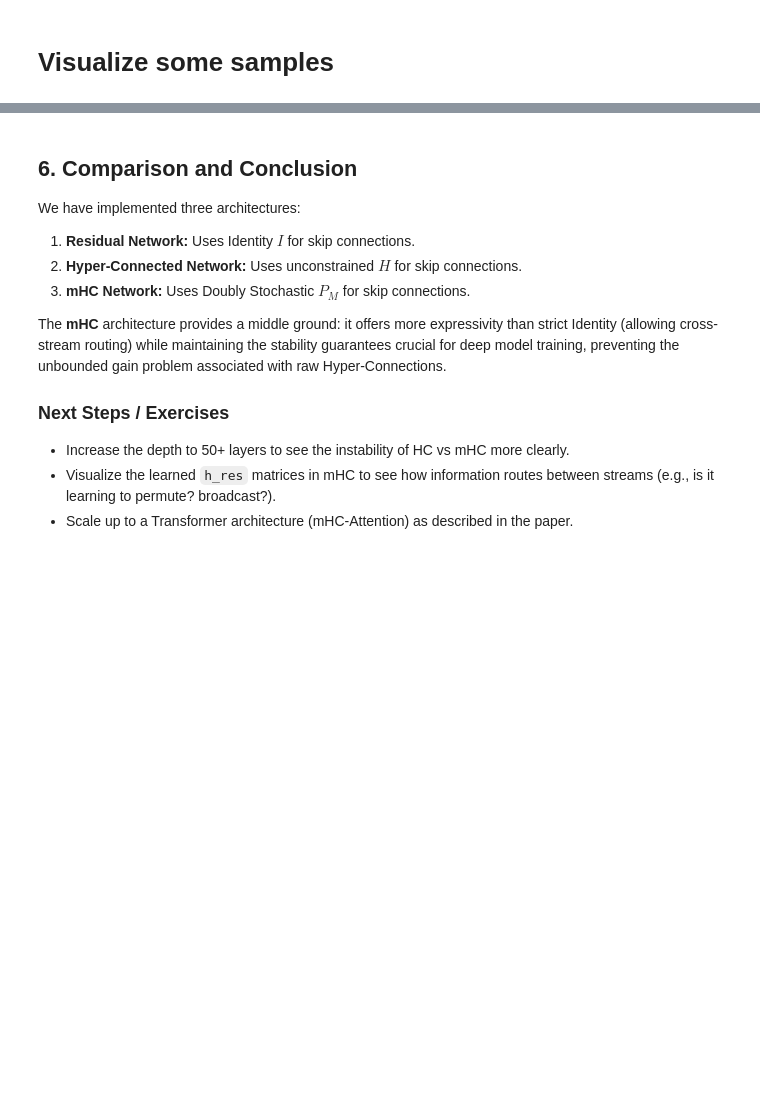
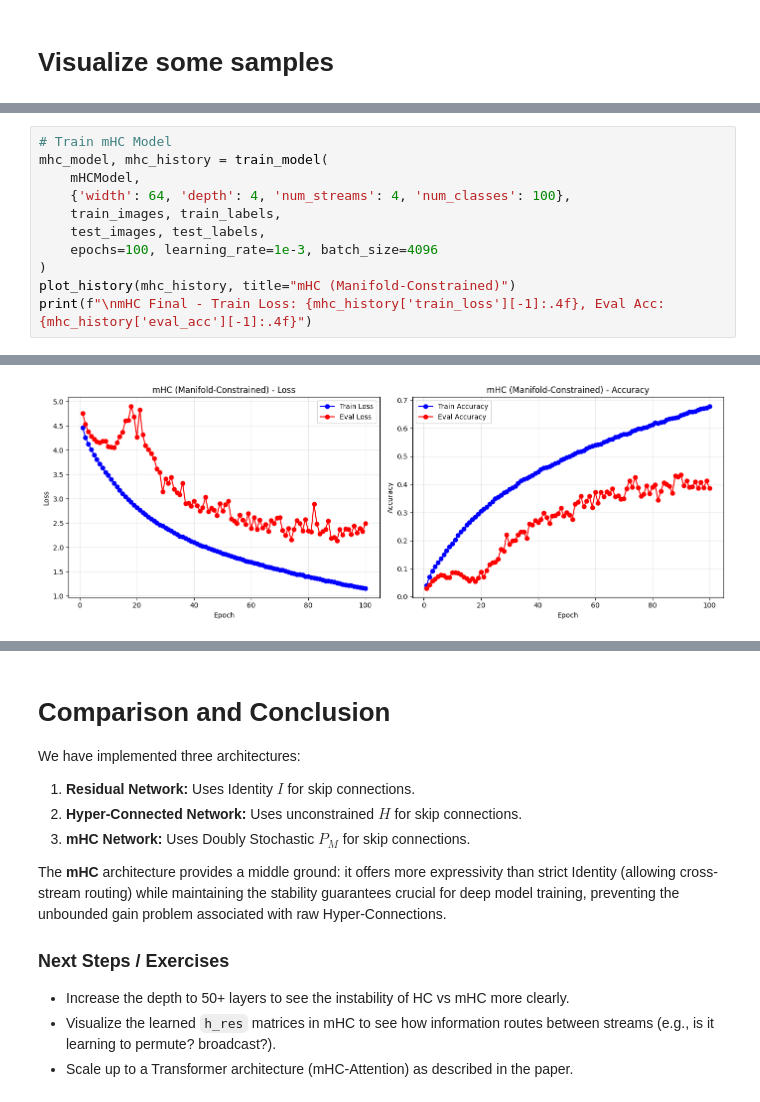
Before and after one commit to Lawrence-Godfrey/mhc-resnet-in-jax, a Jupyter notebook: mhc_notebook.ipynb, the cells around one changed output, grey strips where cells are left out. Drawn from its saved outputs; the diff is of its cells as text; blank space fills up the shorter version.

```diff
--- a/mhc_notebook.ipynb
+++ b/mhc_notebook.ipynb
@@ -511,0 +623,12 @@ train_model(mHCModel, {'width': 64, 'depth': 4, 'num_streams': 8}, epochs=2)
+# %%
+# Train mHC Model
+mhc_model, mhc_history = train_model(
+    mHCModel,
+    {'width': 64, 'depth': 4, 'num_streams': 4, 'num_classes': 100},
+    train_images, train_labels,
+    test_images, test_labels,
+    epochs=100, learning_rate=1e-3, batch_size=4096
+)
+plot_history(mhc_history, title="mHC (Manifold-Constrained)")
+print(f"\nmHC Final - Train Loss: {mhc_history['train_loss'][-1]:.4f}, Eval Acc: {mhc_history['eval_acc'][-1]:.4f}")
+# %% [output]
@@ -511,0 +652 @@ train_model(mHCModel, {'width': 64, 'depth': 4, 'num_streams': 8}, epochs=2)
+[figure, added]
@@ -512,5 +654,5 @@ train_model(mHCModel, {'width': 64, 'depth': 4, 'num_streams': 8}, epochs=2)
 # %% [markdown]
-## 6. Comparison and Conclusion
+# Comparison and Conclusion
 
 We have implemented three architectures:
 1.  **Residual Network:** Uses Identity $I$ for skip connections.
```
Also changed, not shown: parts of 25 cells of this notebook, 2 other files.
